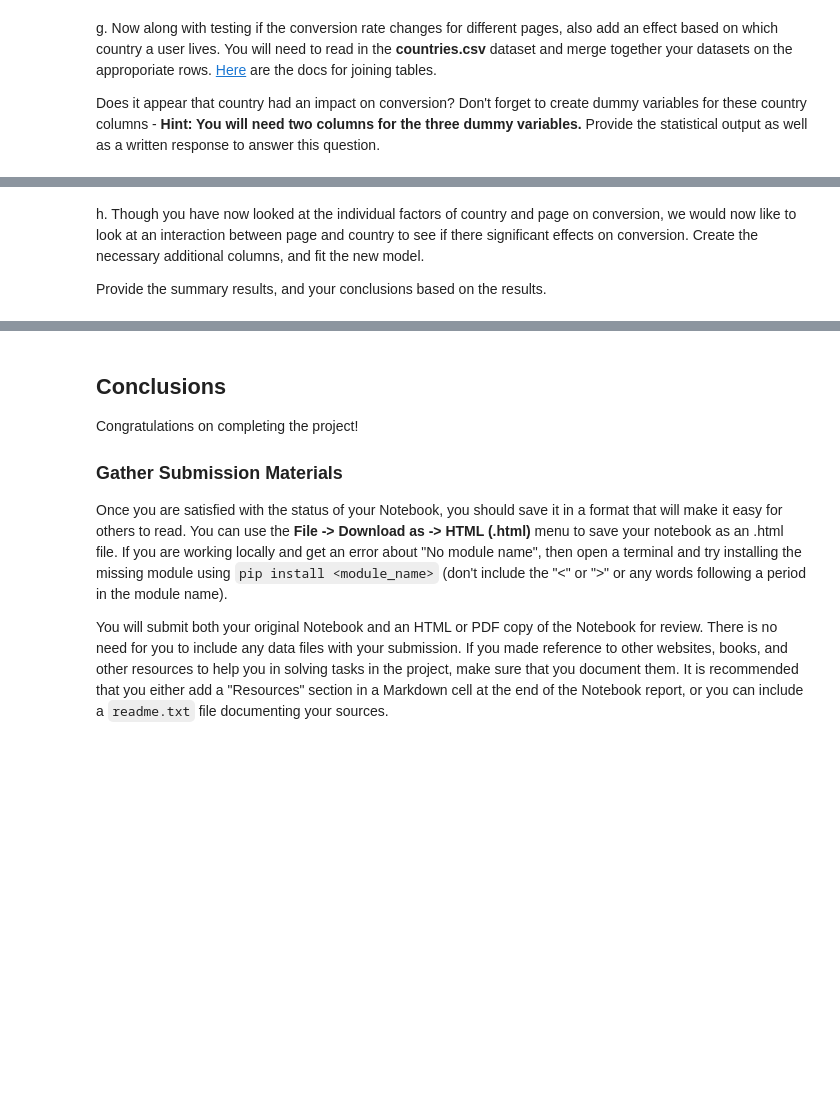
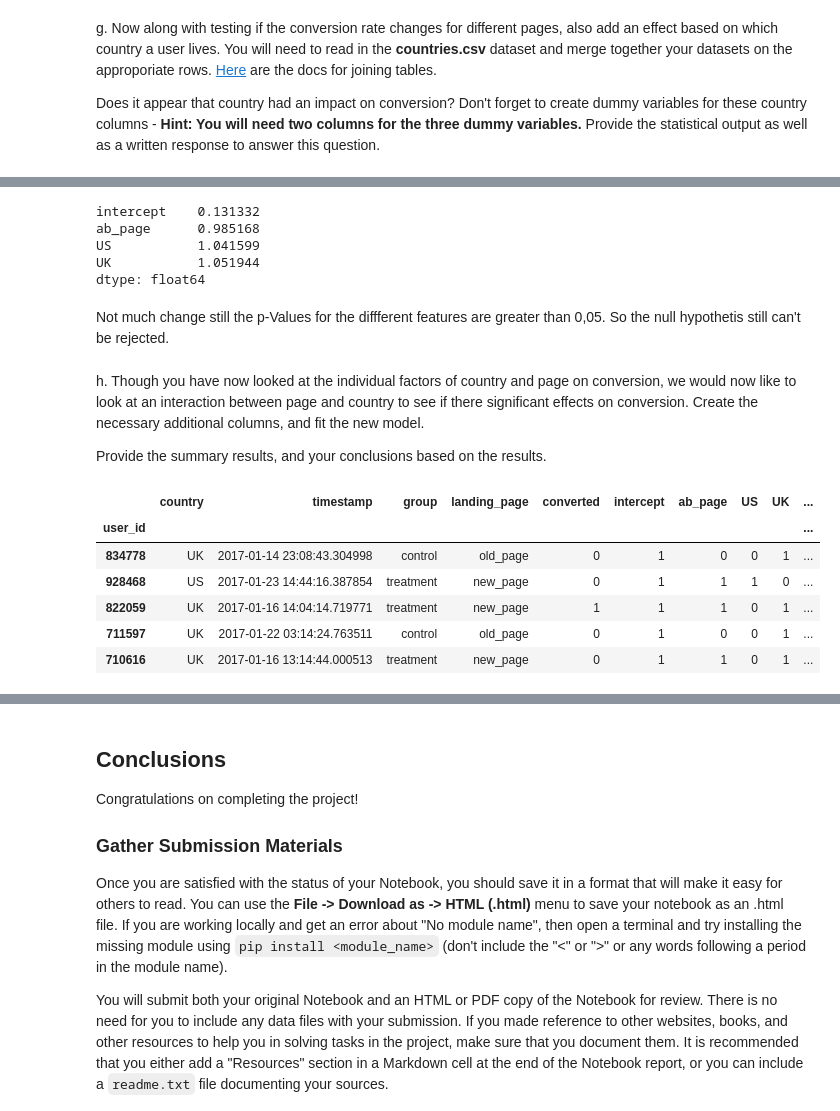
Before and after one commit to moosial/Analyze_AB_Test_Results, a Jupyter notebook: Analyze_ab_test_results_notebook.ipynb, the cells around one changed output, grey strips where cells are left out. Saved outputs shown, nothing was run; the diff lists cells and outputs as text; code cells hidden in the pictures; blank space fills up the shorter version.

```diff
--- a/Analyze_ab_test_results_notebook.ipynb
+++ b/Analyze_ab_test_results_notebook.ipynb
@@ -444,0 +457,8 @@ b. The goal is to use **statsmodels** to fit the regression model you specified
+# %%
+# Intercept
+df2['intercept'] = 1
+# do the one hot encoding
+df2[['ab_page2', 'ab_page']] = pd.get_dummies(df2['group'])
+# drop the ab_page2
+df2 = df2.drop('ab_page2', axis = 1)
+df2.head()
@@ -465,0 +567,5 @@ df_new = countries_df.set_index('user_id').join(df2.set_index('user_id'), how='i
+# %%
+### Create the necessary dummy variables
+#### CA is our baseline here
+df_new[['US', 'UK']] = pd.get_dummies(df_new['country'])[['US','UK']]
+df_new.head()
@@ -466,3 +601,13 @@ df_new = countries_df.set_index('user_id').join(df2.set_index('user_id'), how='i
+# %%
+np.exp(results2.params)
+# %% [output]
+intercept    0.131332
+ab_page      0.985168
+US           1.041599
+UK           1.051944
+dtype: float64
+# %% [markdown]
+Not much change still the p-Values for the diffferent features are greater than 0,05. So the null hypothetis still can't be rejected.
 # %% [markdown]
 h. Though you have now looked at the individual factors of country and page on conversion, we would now like to look at an interaction between page and country to see if there significant effects on conversion.  Create the necessary additional columns, and fit the new model.
 
@@ -471,0 +615,16 @@ Provide the summary results, and your conclusions based on the results.
+# %%
+### Fit Your Linear Model And Obtain the Results
+## a interaction (x1 x2) means multiplyig two variables with each other
+## in our case here is the multiplication of the country US and UK with the ab_page
+## CA is in the baseline
+df_new['US_ab_page'] = df_new['US'] * df_new['ab_page']
+df_new['UK_ab_page'] = df_new['UK'] * df_new['ab_page']
+df_new.head()
+# %% [output]
+|  | country | timestamp | group | landing_page | converted | intercept | ab_page | US | UK | ... |
+| user_id |  |  |  |  |  |  |  |  |  | ... |
+| 834778 | UK | 2017-01-14 23:08:43.304998 | control | old_page | 0 | 1 | 0 | 0 | 1 | ... |
+| 928468 | US | 2017-01-23 14:44:16.387854 | treatment | new_page | 0 | 1 | 1 | 1 | 0 | ... |
+| 822059 | UK | 2017-01-16 14:04:14.719771 | treatment | new_page | 1 | 1 | 1 | 0 | 1 | ... |
+| 711597 | UK | 2017-01-22 03:14:24.763511 | control | old_page | 0 | 1 | 0 | 0 | 1 | ... |
+| 710616 | UK | 2017-01-16 13:14:44.000513 | treatment | new_page | 0 | 1 | 1 | 0 | 1 | ... |
```
Also changed, not shown: parts of 28 cells of this notebook.
